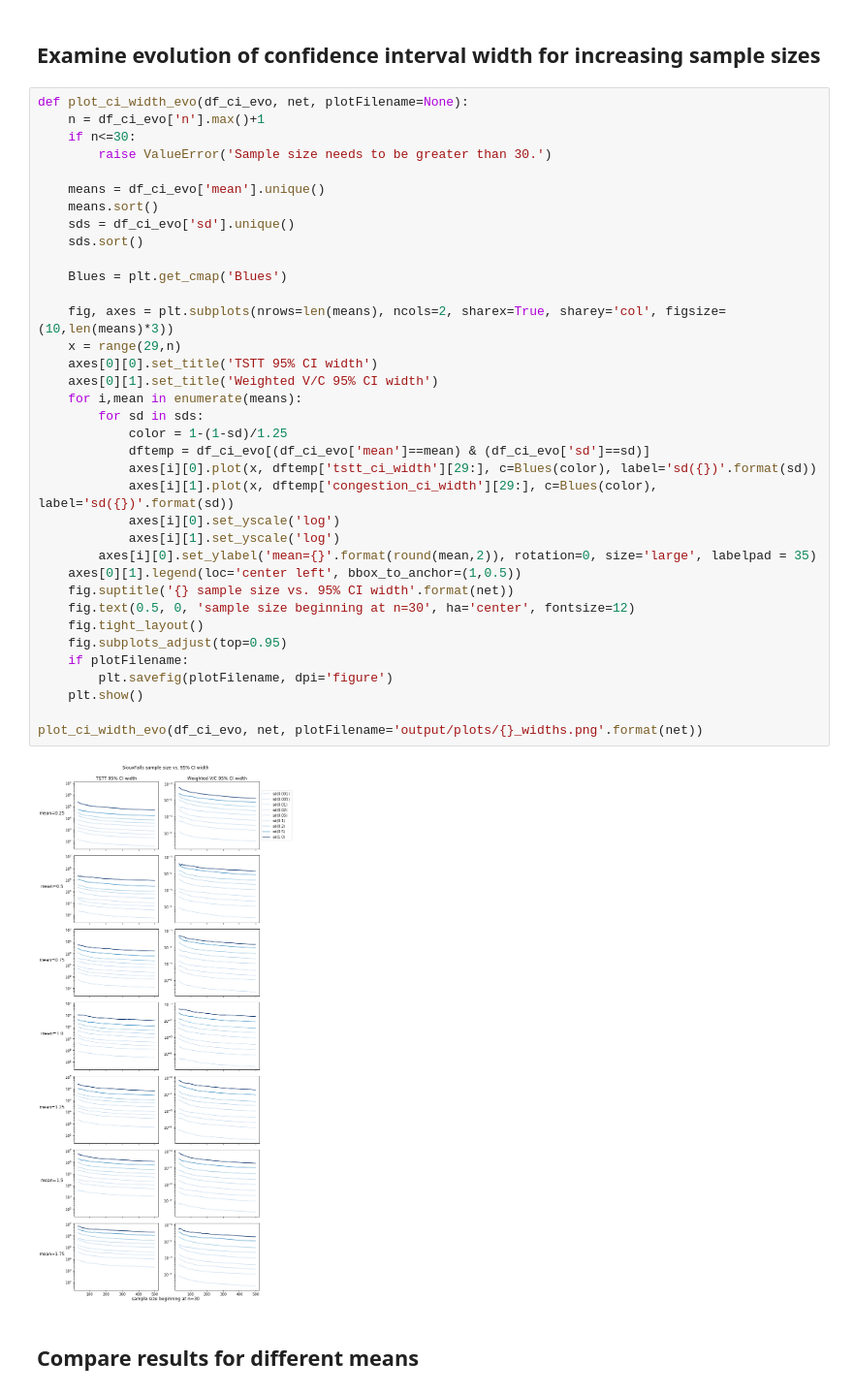
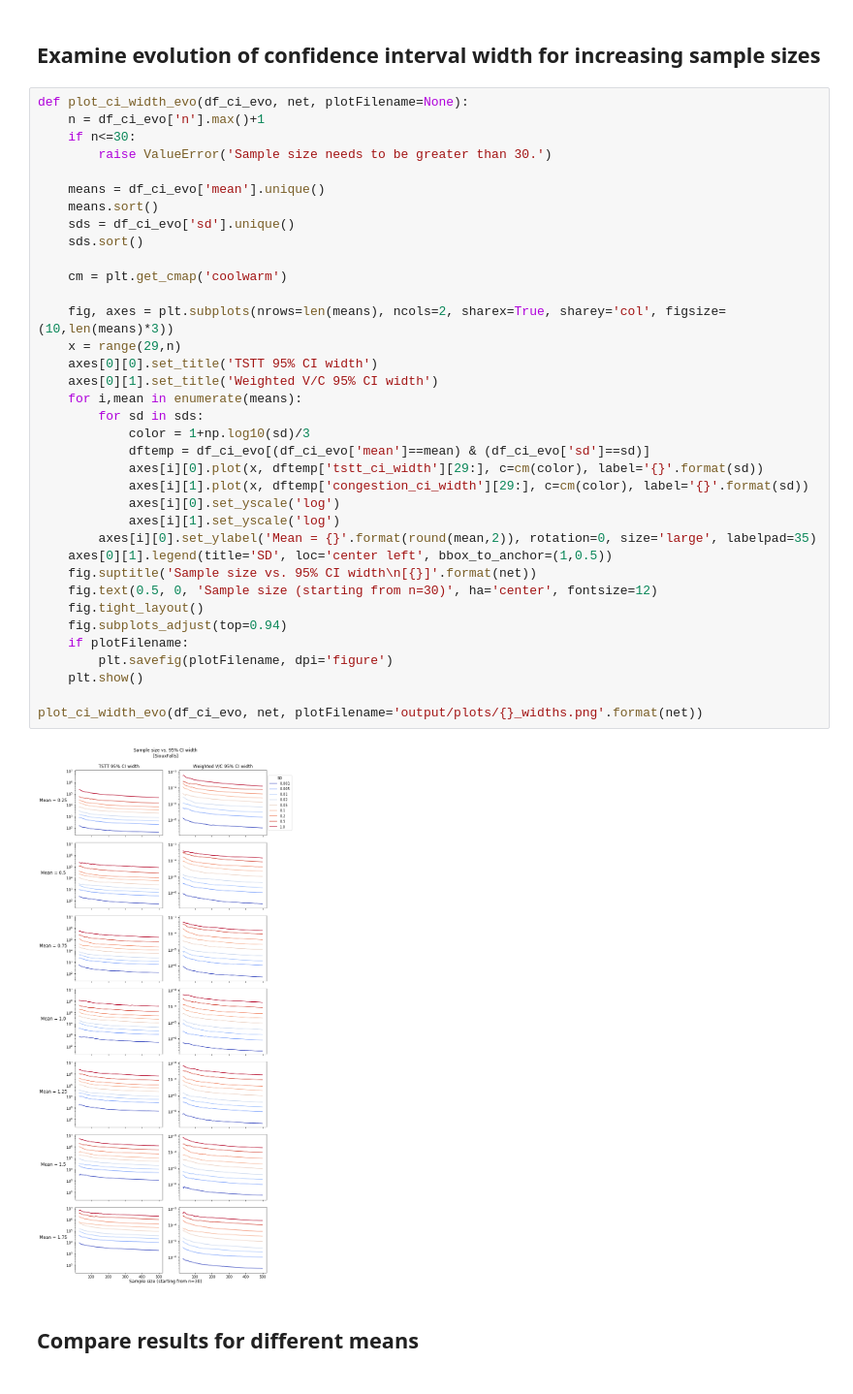
Before and after one commit to CarlinLiao/od-perturbation, a Jupyter notebook: automation.ipynb, the cells around one changed output. Shown at 97% size. Cells and saved outputs as stored; diff of their text form.

Commit message:
added progressive partial perturbation, tweaked plotting

```diff
--- a/automation.ipynb
+++ b/automation.ipynb
@@ -192,41 +192,41 @@ df_trials.head()
 # %%
 def plot_ci_width_evo(df_ci_evo, net, plotFilename=None):
     n = df_ci_evo['n'].max()+1
     if n<=30:
         raise ValueError('Sample size needs to be greater than 30.')
 
     means = df_ci_evo['mean'].unique()
     means.sort()
     sds = df_ci_evo['sd'].unique()
     sds.sort()
 
-    Blues = plt.get_cmap('Blues')
+    cm = plt.get_cmap('coolwarm')
 
     fig, axes = plt.subplots(nrows=len(means), ncols=2, sharex=True, sharey='col', figsize=(10,len(means)*3))
     x = range(29,n)
     axes[0][0].set_title('TSTT 95% CI width')
     axes[0][1].set_title('Weighted V/C 95% CI width')
     for i,mean in enumerate(means):
         for sd in sds:
-            color = 1-(1-sd)/1.25
+            color = 1+np.log10(sd)/3
             dftemp = df_ci_evo[(df_ci_evo['mean']==mean) & (df_ci_evo['sd']==sd)]
-            axes[i][0].plot(x, dftemp['tstt_ci_width'][29:], c=Blues(color), label='sd({})'.format(sd))
-            axes[i][1].plot(x, dftemp['congestion_ci_width'][29:], c=Blues(color), label='sd({})'.format(sd))
+            axes[i][0].plot(x, dftemp['tstt_ci_width'][29:], c=cm(color), label='{}'.format(sd))
+            axes[i][1].plot(x, dftemp['congestion_ci_width'][29:], c=cm(color), label='{}'.format(sd))
             axes[i][0].set_yscale('log')
             axes[i][1].set_yscale('log')
-        axes[i][0].set_ylabel('mean={}'.format(round(mean,2)), rotation=0, size='large', labelpad = 35)
-    axes[0][1].legend(loc='center left', bbox_to_anchor=(1,0.5))
-    fig.suptitle('{} sample size vs. 95% CI width'.format(net))
-    fig.text(0.5, 0, 'sample size beginning at n=30', ha='center', fontsize=12)
+        axes[i][0].set_ylabel('Mean = {}'.format(round(mean,2)), rotation=0, size='large', labelpad=35)
+    axes[0][1].legend(title='SD', loc='center left', bbox_to_anchor=(1,0.5))
+    fig.suptitle('Sample size vs. 95% CI width\n[{}]'.format(net))
+    fig.text(0.5, 0, 'Sample size (starting from n=30)', ha='center', fontsize=12)
     fig.tight_layout()
-    fig.subplots_adjust(top=0.95)
+    fig.subplots_adjust(top=0.94)
     if plotFilename:
         plt.savefig(plotFilename, dpi='figure')
     plt.show()
 
 plot_ci_width_evo(df_ci_evo, net, plotFilename='output/plots/{}_widths.png'.format(net))
 # %% [output]
-[figure, old version]
+[figure, new version]
 # %% [markdown]
 ## Compare results for different means
 # %%
```
Also changed, not shown: parts of 16 cells of this notebook, 1 other file.
